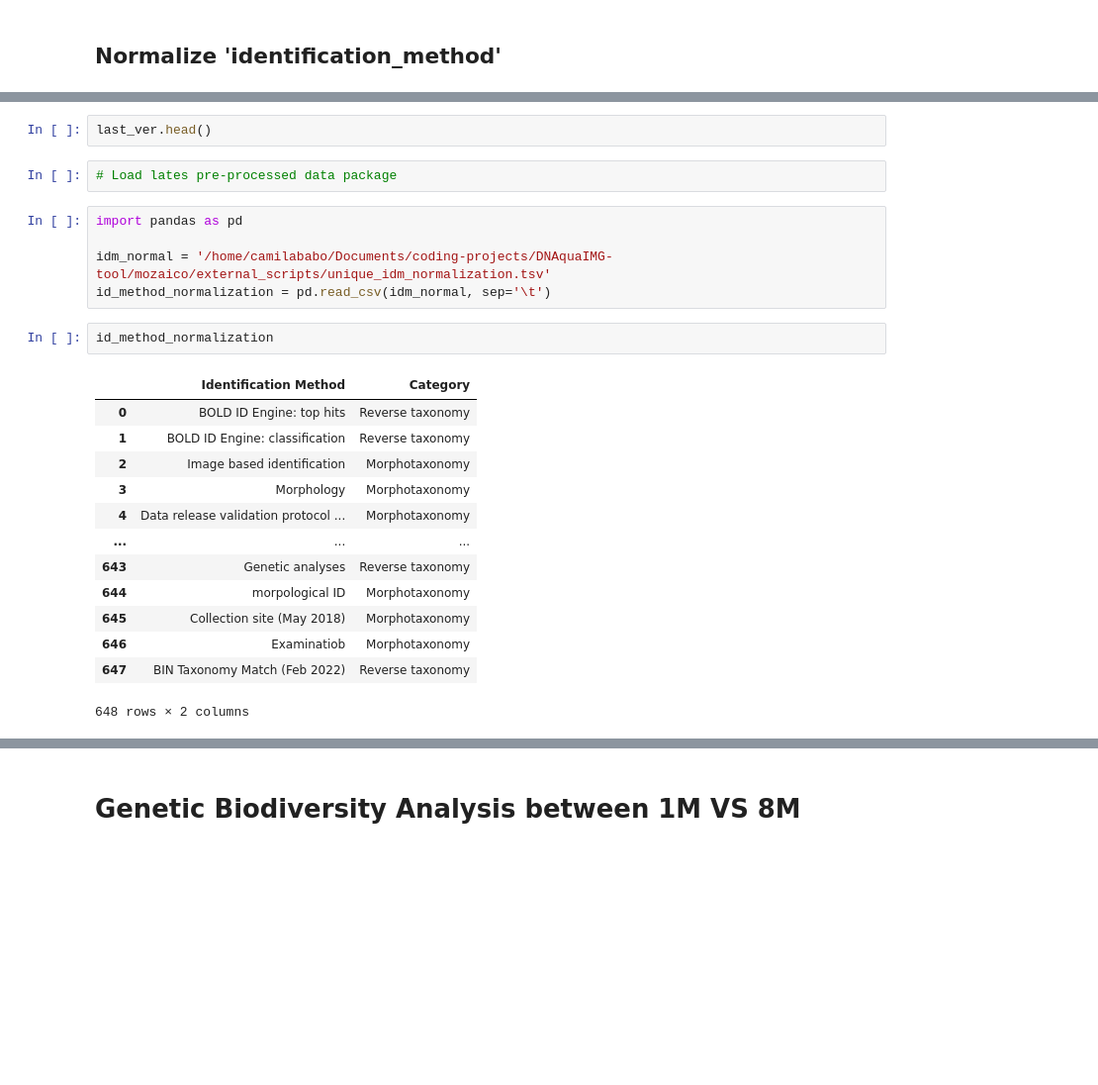
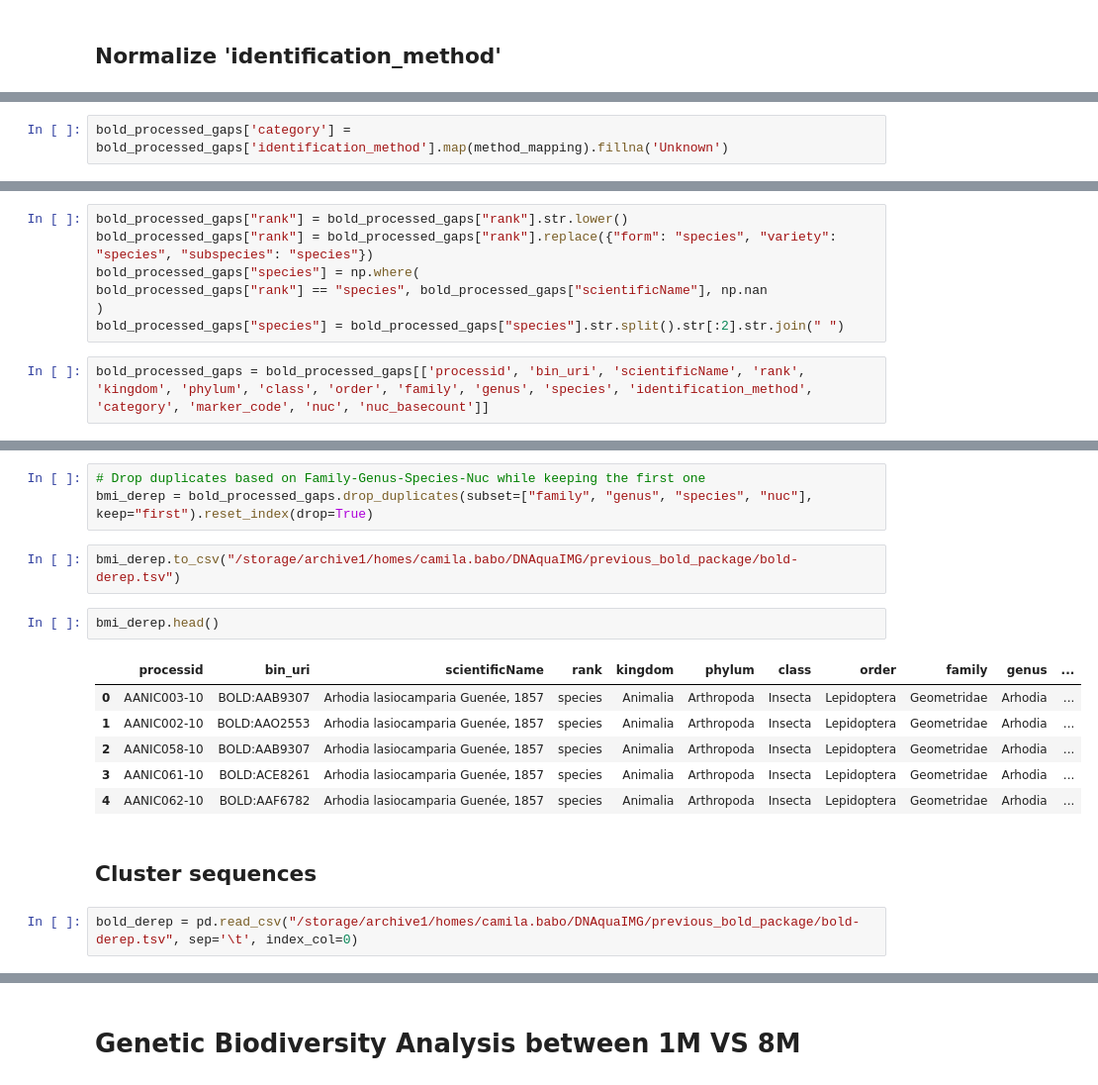
Before and after one commit to CIBIO-BU/mozaiko, a Jupyter notebook: external_scripts/bold-pre-process/bold-data-package.ipynb, the cells around one changed output, grey strips where cells are left out. Shown: that part at 99% size. Cells and saved outputs as stored; diff of their text form; blank space fills up the shorter version.

Commit message:
update sub-folders + files + BOLD notebook

```diff
--- a/external_scripts/bold-data-package.ipynb
+++ b/external_scripts/bold-pre-process/bold-data-package.ipynb
@@ -380,0 +386,2 @@ last_ver = pd.read_csv("/home/camilababo/Documents/coding-projects/DNAquaIMG-too
+# %%
+bold_processed_gaps['category'] = bold_processed_gaps['identification_method'].map(method_mapping).fillna('Unknown')
@@ -380,0 +390,9 @@ last_ver = pd.read_csv("/home/camilababo/Documents/coding-projects/DNAquaIMG-too
+# %%
+bold_processed_gaps["rank"] = bold_processed_gaps["rank"].str.lower()
+bold_processed_gaps["rank"] = bold_processed_gaps["rank"].replace({"form": "species", "variety": "species", "subspecies": "species"})
+bold_processed_gaps["species"] = np.where(
+bold_processed_gaps["rank"] == "species", bold_processed_gaps["scientificName"], np.nan
+)
+bold_processed_gaps["species"] = bold_processed_gaps["species"].str.split().str[:2].str.join(" ")
+# %%
+bold_processed_gaps = bold_processed_gaps[['processid', 'bin_uri', 'scientificName', 'rank', 'kingdom', 'phylum', 'class', 'order', 'family', 'genus', 'species', 'identification_method', 'category', 'marker_code', 'nuc', 'nuc_basecount']]
@@ -381,25 +431,18 @@ last_ver = pd.read_csv("/home/camilababo/Documents/coding-projects/DNAquaIMG-too
+# %%
+# Drop duplicates based on Family-Genus-Species-Nuc while keeping the first one
+bmi_derep = bold_processed_gaps.drop_duplicates(subset=["family", "genus", "species", "nuc"], keep="first").reset_index(drop=True)
+# %%
+bmi_derep.to_csv("/storage/archive1/homes/camila.babo/DNAquaIMG/previous_bold_package/bold-derep.tsv")
 # %%
-last_ver.head()
+bmi_derep.head()
+# %% [output]
+|  | processid | bin_uri | scientificName | rank | kingdom | phylum | class | order | family | genus | ... |
+| 0 | AANIC003-10 | BOLD:AAB9307 | Arhodia lasiocamparia Guenée, 1857 | species | Animalia | Arthropoda | Insecta | Lepidoptera | Geometridae | Arhodia | ... |
+| 1 | AANIC002-10 | BOLD:AAO2553 | Arhodia lasiocamparia Guenée, 1857 | species | Animalia | Arthropoda | Insecta | Lepidoptera | Geometridae | Arhodia | ... |
+| 2 | AANIC058-10 | BOLD:AAB9307 | Arhodia lasiocamparia Guenée, 1857 | species | Animalia | Arthropoda | Insecta | Lepidoptera | Geometridae | Arhodia | ... |
+| 3 | AANIC061-10 | BOLD:ACE8261 | Arhodia lasiocamparia Guenée, 1857 | species | Animalia | Arthropoda | Insecta | Lepidoptera | Geometridae | Arhodia | ... |
+| 4 | AANIC062-10 | BOLD:AAF6782 | Arhodia lasiocamparia Guenée, 1857 | species | Animalia | Arthropoda | Insecta | Lepidoptera | Geometridae | Arhodia | ... |
-# %%
-# Load lates pre-processed data package
-# %%
-import pandas as pd
-
-idm_normal = '/home/camilababo/Documents/coding-projects/DNAquaIMG-tool/mozaico/external_scripts/unique_idm_normalization.tsv'
-id_method_normalization = pd.read_csv(idm_normal, sep='\t')
-# %%
-id_method_normalization
-# %% [output]
-|  | Identification Method | Category |
-| 0 | BOLD ID Engine: top hits | Reverse taxonomy |
-| 1 | BOLD ID Engine: classification | Reverse taxonomy |
-| 2 | Image based identification | Morphotaxonomy |
-| 3 | Morphology | Morphotaxonomy |
-| 4 | Data release validation protocol ... | Morphotaxonomy |
-| ... | ... | ... |
-| 643 | Genetic analyses | Reverse taxonomy |
-| 644 | morpological ID | Morphotaxonomy |
-| 645 | Collection site (May 2018) | Morphotaxonomy |
-| 646 | Examinatiob | Morphotaxonomy |
-| 647 | BIN Taxonomy Match (Feb 2022) | Reverse taxonomy |
-648 rows × 2 columns
+# %% [markdown]
+## Cluster sequences
+# %%
+bold_derep = pd.read_csv("/storage/archive1/homes/camila.babo/DNAquaIMG/previous_bold_package/bold-derep.tsv", sep='\t', index_col=0)
```
Also changed, not shown: parts of 36 cells of this notebook, 16 other files.
